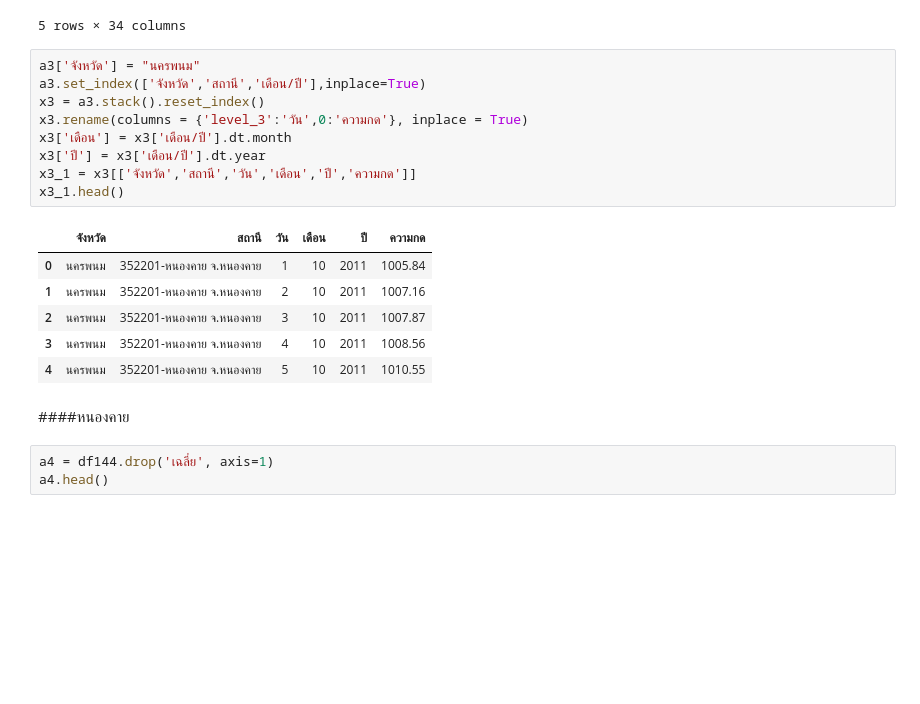
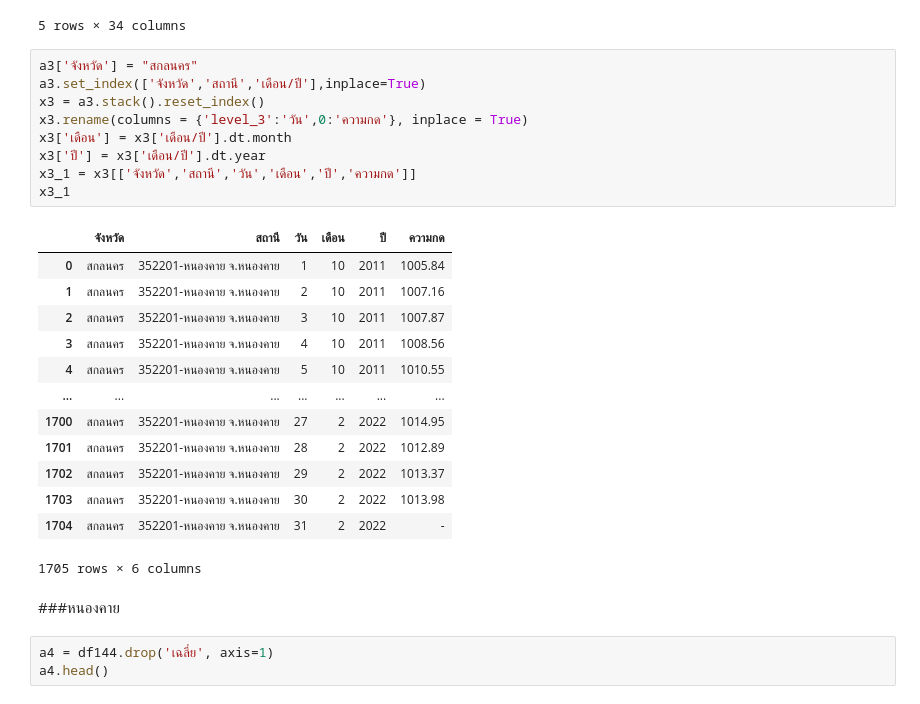
Before and after one commit to 1234567890qqqqqq/bsc_dpdm22, a Jupyter notebook: Quiz_Group_7_of_Midterm.ipynb, the cells around one changed output. Drawn from its saved outputs; the diff is of its cells as text; blank space fills up the shorter version.

```diff
--- a/Quiz_Group_7_of_Midterm.ipynb
+++ b/Quiz_Group_7_of_Midterm.ipynb
@@ -1376,23 +649,30 @@ a3.head()
 | 5 | สกลนคร | 352201-หนองคาย จ.หนองคาย | 2012-02-01 | 1014.05 | 1013.71 | 1014.95 | 1013.68 | 1011.72 | 1008.93 | 1008.08 | ... | ... |
 5 rows × 34 columns
 # %%
-a3['จังหวัด'] = "นครพนม"
+a3['จังหวัด'] = "สกลนคร"
 a3.set_index(['จังหวัด','สถานี','เดือน/ปี'],inplace=True)
 x3 = a3.stack().reset_index()
 x3.rename(columns = {'level_3':'วัน',0:'ความกด'}, inplace = True)
 x3['เดือน'] = x3['เดือน/ปี'].dt.month
 x3['ปี'] = x3['เดือน/ปี'].dt.year
 x3_1 = x3[['จังหวัด','สถานี','วัน','เดือน','ปี','ความกด']]
-x3_1.head()
+x3_1
 # %% [output]
 |  | จังหวัด | สถานี | วัน | เดือน | ปี | ความกด |
-| 0 | นครพนม | 352201-หนองคาย จ.หนองคาย | 1 | 10 | 2011 | 1005.84 |
-| 1 | นครพนม | 352201-หนองคาย จ.หนองคาย | 2 | 10 | 2011 | 1007.16 |
-| 2 | นครพนม | 352201-หนองคาย จ.หนองคาย | 3 | 10 | 2011 | 1007.87 |
-| 3 | นครพนม | 352201-หนองคาย จ.หนองคาย | 4 | 10 | 2011 | 1008.56 |
-| 4 | นครพนม | 352201-หนองคาย จ.หนองคาย | 5 | 10 | 2011 | 1010.55 |
+| 0 | สกลนคร | 352201-หนองคาย จ.หนองคาย | 1 | 10 | 2011 | 1005.84 |
+| 1 | สกลนคร | 352201-หนองคาย จ.หนองคาย | 2 | 10 | 2011 | 1007.16 |
+| 2 | สกลนคร | 352201-หนองคาย จ.หนองคาย | 3 | 10 | 2011 | 1007.87 |
+| 3 | สกลนคร | 352201-หนองคาย จ.หนองคาย | 4 | 10 | 2011 | 1008.56 |
+| 4 | สกลนคร | 352201-หนองคาย จ.หนองคาย | 5 | 10 | 2011 | 1010.55 |
+| ... | ... | ... | ... | ... | ... | ... |
+| 1700 | สกลนคร | 352201-หนองคาย จ.หนองคาย | 27 | 2 | 2022 | 1014.95 |
+| 1701 | สกลนคร | 352201-หนองคาย จ.หนองคาย | 28 | 2 | 2022 | 1012.89 |
+| 1702 | สกลนคร | 352201-หนองคาย จ.หนองคาย | 29 | 2 | 2022 | 1013.37 |
+| 1703 | สกลนคร | 352201-หนองคาย จ.หนองคาย | 30 | 2 | 2022 | 1013.98 |
+| 1704 | สกลนคร | 352201-หนองคาย จ.หนองคาย | 31 | 2 | 2022 | - |
+1705 rows × 6 columns
 # %% [markdown]
-####หนองคาย
+###หนองคาย
 # %%
 a4 = df144.drop('เฉลี่ย', axis=1)
 a4.head()
```
Also changed, not shown: parts of 174 cells of this notebook.
